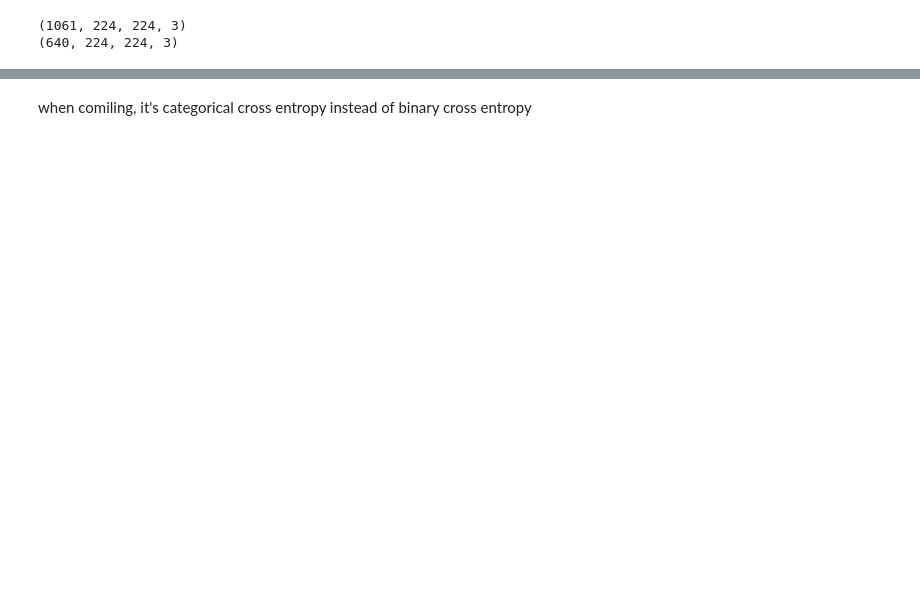
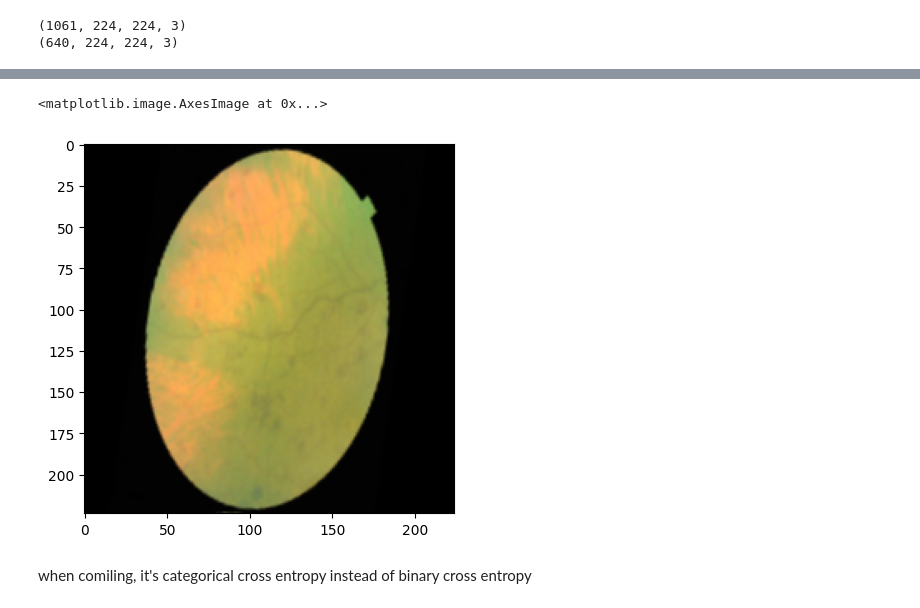
Before and after one commit to gomezpaula658/eye_spy_peekaboo_for_health, a Jupyter notebook: notebooks/model_stage2.ipynb, the cells around one changed output, grey strips where cells are left out. Drawn from its saved outputs; the diff is of its cells as text; code cells hidden in the pictures; blank space fills up the shorter version.

```diff
--- a/notebooks/model_stage2.ipynb
+++ b/notebooks/model_stage2.ipynb
@@ -68,10 +68,11 @@ print(eval_images.shape)
 # %%
 # Augment Images
 
-# augmented_images = image_augmentation(images)
-# augmented_eval_images = image_augmentation(eval_images)
-# print(augmented_images.shape)
-# print(augmented_eval_images.shape)
+augmented_images = image_augmentation(images)
+augmented_eval_images = image_augmentation(eval_images)
+print(augmented_images.shape)
+print(augmented_eval_images.shape)
 
-# plt.imshow(augmented_images[0])
-# plt.imshow(augmented_eval_images[0])
+plt.imshow(augmented_images[0])
+plt.imshow(augmented_eval_images[0])
+# %% [output]
@@ -78,3 +114,5 @@ print(eval_images.shape)
+<matplotlib.image.AxesImage at 0x...>
+[figure, added]
 # %% [markdown]
 when comiling, it's categorical cross entropy instead of binary cross entropy
 # %%
```
Also changed, not shown: parts of 4 cells of this notebook, 2 other files.
